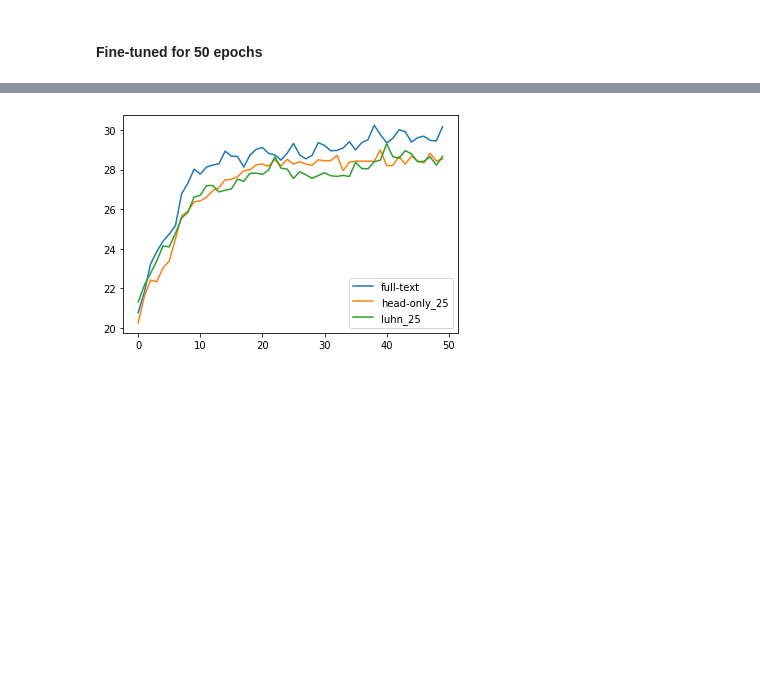
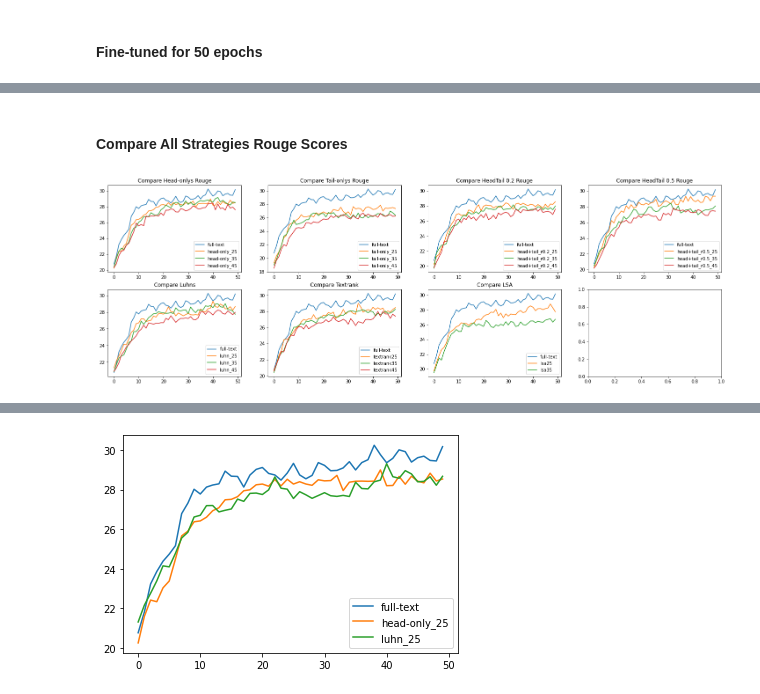
Before and after one commit to beaupranisaa/Text-Summarization, a Jupyter notebook: analysis/Shortening_Evaluation_50epochs.ipynb, the cells around one changed output, grey strips where cells are left out. Cells and saved outputs as stored; diff of their text form; code cells hidden in the pictures; blank space fills up the shorter version.

```diff
--- a/analysis/Shortening_Evaluation_50epochs.ipynb
+++ b/analysis/Shortening_Evaluation_50epochs.ipynb
@@ -11,5 +11,17 @@ from score import  RougeScore
 import matplotlib.pyplot as plt
 import pandas as pd
 import numpy as np
+# %%
+def get_rouge(params, method, quantity, data, epoch):
+    path = f"""../model/t5-small_{data}_{method}_{quantity}_{epoch}epochs/"""
+    rougescore = RougeScore(model = params["MODEL"], dataset = data, EPOCH = epoch, path = path)
+    rougescores = rougescore.getscore_ave()
+    return rougescores
+
+def get_bert(params, method, quantity, data, epoch):
+    path = f"""../model/t5-small_{data}_{method}_{quantity}_{epoch}epochs/"""
+    bertscore = BertScore(model = params["MODEL"], dataset = data, EPOCH = epoch, path = path)
+    bertscores = bertscore.getscore()
+    return bertscores
 # %% [markdown]
 #### Fine-tuned for 50 epochs
@@ -15,0 +109,44 @@ import numpy as np
+# %% [markdown]
+#### Compare All Strategies Rouge Scores
+# %%
+fig, axs = plt.subplots(2, 4, figsize=(25,8))
+rouge_head_onlys = {"plots": [rougescores_fulltext, rougescores_head25, rougescores_head35, rougescores_head45], "labels" : ['full-text', 'head-only_25', 'head-only_35', 'head-only_45']}
+rouge_tail_onlys = {"plots": [rougescores_fulltext, rougescores_tail25, rougescores_tail35, rougescores_tail45], "labels" : ['full-text', 'tail-only_25', 'tail-only_35', 'tail-only_45']}
+rouge_headtail_r02s = {"plots": [rougescores_fulltext, rougescores_headtail_02_25, rougescores_headtail_02_35, rougescores_headtail_02_45], "labels" : ['full-text', 'head+tail_r0.2_25', 'head+tail_r0.2_35', 'head+tail_r0.2_45']}
+rouge_headtail_r05s = {"plots": [rougescores_fulltext, rougescores_headtail_05_25, rougescores_headtail_05_35, rougescores_headtail_05_45], "labels" : ['full-text', 'head+tail_r0.5_25', 'head+tail_r0.5_35', 'head+tail_r0.5_45']}
+rouge_luhns = {"plots": [rougescores_fulltext, rougescores_luhn25, rougescores_luhn35, rougescores_luhn45], "labels" : ['full-text', 'luhn_25', 'luhn_35', 'luhn_45']}
+rouge_textranks = {"plots": [rougescores_fulltext, rougescores_textrank25, rougescores_textrank35, rougescores_textrank45], "labels" : ['full-text', 'textrank25', 'textrank35', "textrank45"]}
+rouge_lsas = {"plots": [rougescores_fulltext, rougescores_lsa25, rougescores_lsa35, ], "labels" : ['full-text', 'lsa25', 'lsa35', ]}
+# rougescores_lsa45, "lsa45"
+for i, plot in enumerate(rouge_head_onlys["plots"]):
+    axs[0, 0].plot(plot['rouge1'], label = rouge_head_onlys["labels"][i])
+    axs[0, 0].set_title("Compare Head-onlys Rouge")
+    axs[0, 0].legend()
+for i, plot in enumerate(rouge_tail_onlys["plots"]):
+    axs[0, 1].plot(plot['rouge1'], label = rouge_tail_onlys["labels"][i])
+    axs[0, 1].set_title("Compare Tail-onlys Rouge")
+    axs[0, 1].legend()
+for i, plot in enumerate(rouge_headtail_r02s["plots"]):
+    axs[0, 2].plot(plot['rouge1'], label = rouge_headtail_r02s["labels"][i])
+    axs[0, 2].set_title("Compare HeadTail 0.2 Rouge")
+    axs[0, 2].legend()
+for i, plot in enumerate(rouge_headtail_r05s["plots"]):
+    axs[0, 3].plot(plot['rouge1'], label = rouge_headtail_r05s["labels"][i])
+    axs[0, 3].set_title("Compare HeadTail 0.5 Rouge")
+    axs[0, 3].legend()
+for i, plot in enumerate(rouge_luhns["plots"]):
+    axs[1, 0].plot(plot['rouge1'], label = rouge_luhns["labels"][i])
+    axs[1, 0].set_title("Compare Luhns")
+    axs[1, 0].legend()
+for i, plot in enumerate(rouge_textranks["plots"]):
+    axs[1, 1].plot(plot['rouge1'], label = rouge_textranks["labels"][i])
+    axs[1, 1].set_title("Compare Textrank")
+    axs[1, 1].legend()
+for i, plot in enumerate(rouge_lsas["plots"]):
+    axs[1, 2].plot(plot['rouge1'], label = rouge_lsas["labels"][i])
+    axs[1, 2].set_title("Compare LSA")
+    axs[1, 2].legend()
+
+# axs[1, 1].scatter(x, y)
+# %% [output]
+[figure, added]
```
Also changed, not shown: parts of 18 cells of this notebook, 14 other files.
